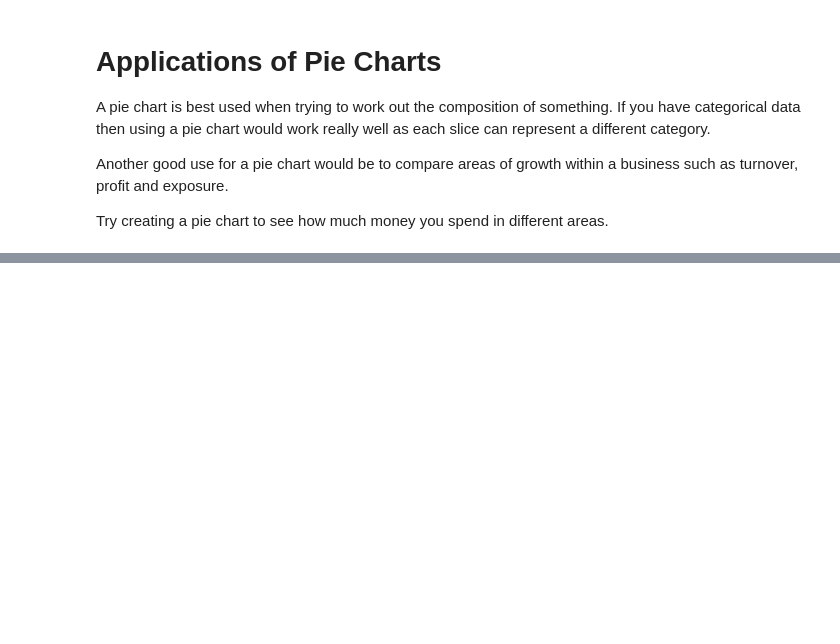
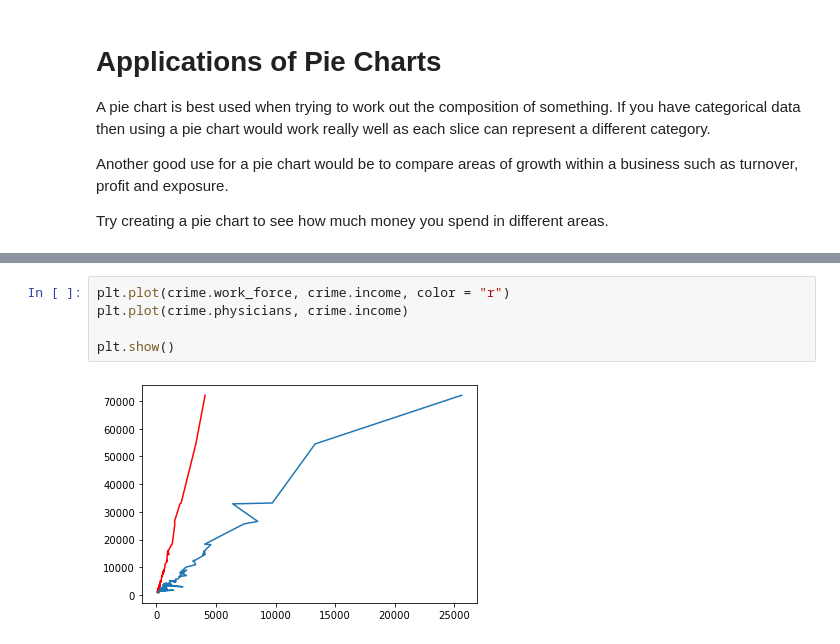
Before and after one commit to eniola-ajala/Data-Science-and-ML-for-beginners, a Jupyter notebook: Introduction to Data Visualization with Matplotlib.ipynb, the cells around one changed output, grey strips where cells are left out. Saved outputs shown, nothing was run; the diff lists cells and outputs as text; blank space fills up the shorter version.

```diff
--- a/Introduction to Data Visualization with Matplotlib.ipynb
+++ b/Introduction to Data Visualization with Matplotlib.ipynb
@@ -333,0 +350,7 @@ Try creating a pie chart to see how much money you spend in different areas.
+# %%
+plt.plot(crime.work_force, crime.income, color = "r")
+plt.plot(crime.physicians, crime.income)
+
+plt.show()
+# %% [output]
+[figure, added]
```
Also changed, not shown: parts of 17 cells of this notebook.
